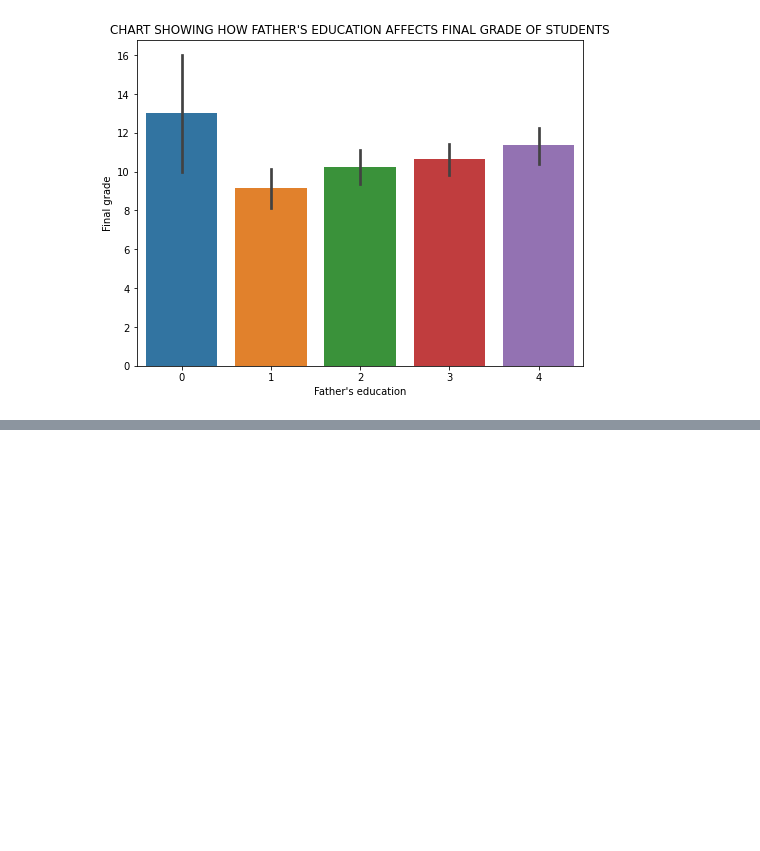
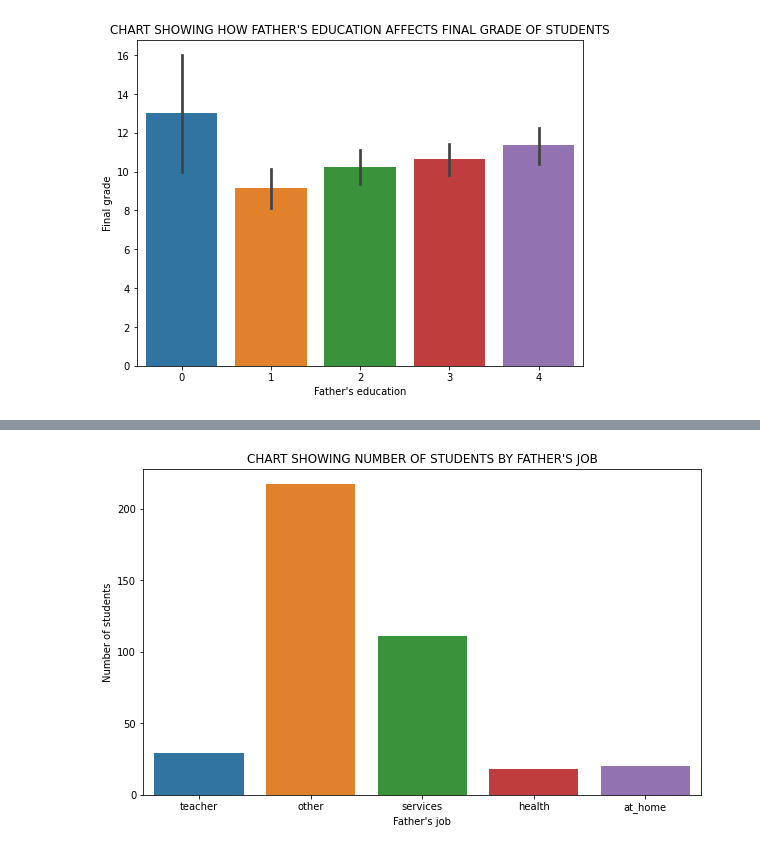
Before and after one commit to devchoplife/Students-grades, a Jupyter notebook: portuguese_students_grade_analysis.ipynb, the cells around one changed output, grey strips where cells are left out. Cells and saved outputs as stored; diff of their text form; code cells hidden in the pictures; blank space fills up the shorter version.

```diff
--- a/portuguese_students_grade_analysis.ipynb
+++ b/portuguese_students_grade_analysis.ipynb
@@ -412,0 +419,9 @@ plt.show()
+# %%
+plt.figure(figsize = (10, 6))
+sns.countplot('Fjob', data = grades)
+plt.title("CHART SHOWING NUMBER OF STUDENTS BY FATHER'S JOB")
+plt.xlabel("Father's job")
+plt.ylabel("Number of students")
+plt.show()
+# %% [output]
+[figure, added]
```
Also changed, not shown: parts of 13 cells of this notebook.
